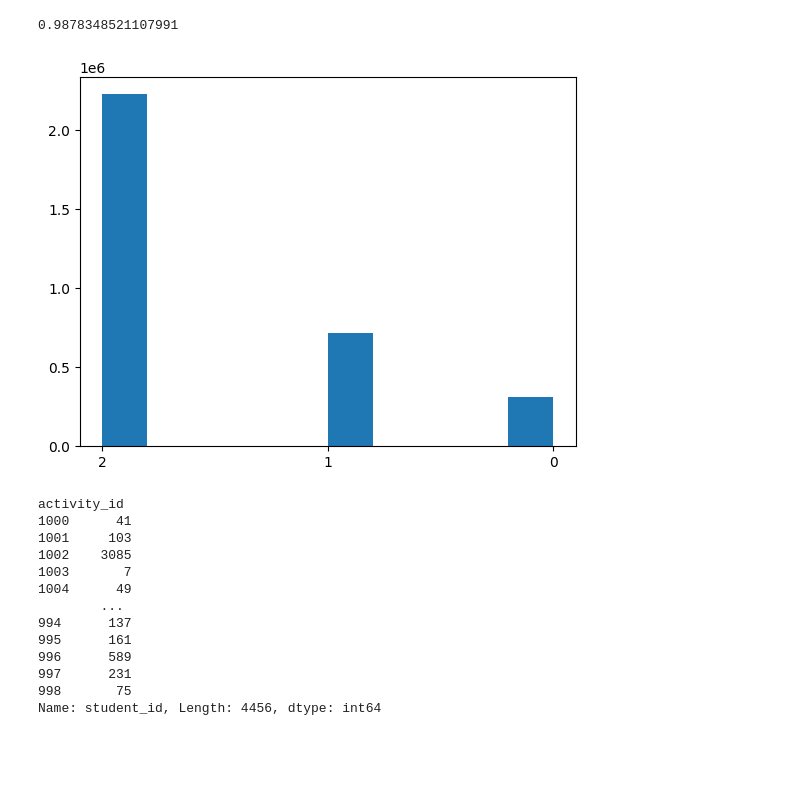
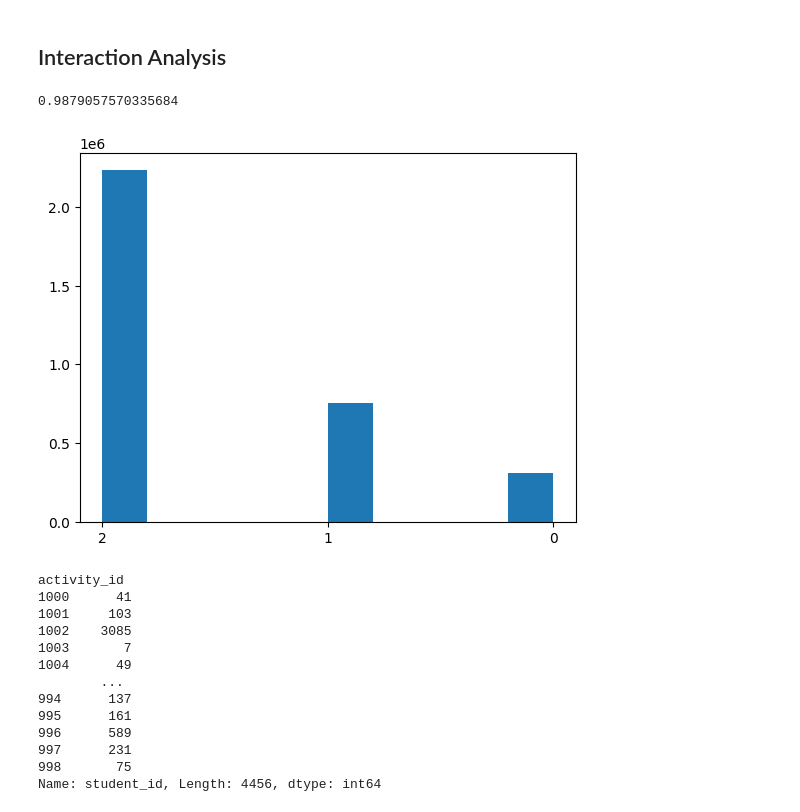
Before and after one commit to qducnguyen/reHUSTER-ctsv, a Jupyter notebook: notebooks/2_eda.ipynb, the cells around one changed output. Drawn from its saved outputs; the diff is of its cells as text; code cells hidden in the pictures; blank space fills up the shorter version.

```diff
--- a/notebooks/2_eda.ipynb
+++ b/notebooks/2_eda.ipynb
@@ -1 +3,3 @@
+# %%
+CLEANED_DATA_OUTPUT = "output/"
 # %% [markdown]
@@ -23,0 +9,10 @@ df
+# %%
+## Input
+import os
+import pandas as pd
+
+with open(os.path.join(CLEANED_DATA_OUTPUT, "user_activity_interaction_cleaned.csv")) as fIn:
+    df_interaction = pd.read_csv(fIn)
+
+df_interaction = df_interaction.astype('str')
+df_interaction.head()
@@ -33,12 +93,16 @@ dtype: int64
+# %% [markdown]
+## Interaction Analysis
 # %%
-1 - len(df) / (df['student_id'].nunique() * df['activity_id'].nunique())
+# Scarity
+1 - len(df_interaction) / (df_interaction['student_id'].nunique() * df_interaction['activity_id'].nunique())
 # %% [output]
-0.9878348521107991
+0.9879057570335684
 # %%
-plt.hist(df['accepted_status'])
+import matplotlib.pyplot as plt
+plt.hist(df_interaction['accepted_status'])
 plt.show()
 # %% [output]
-[figure, old version]
+[figure, new version]
 # %%
 acti_group = df.groupby(['activity_id']).count()['student_id']
 acti_group
```
Also changed, not shown: parts of 12 cells of this notebook, 1 other file.
